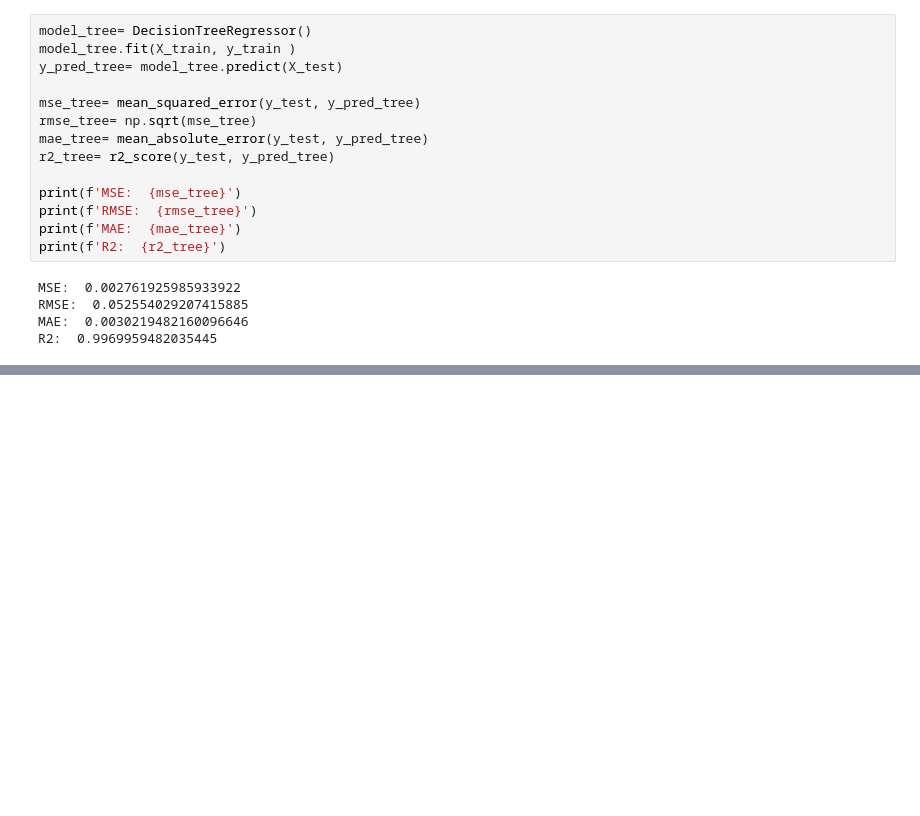
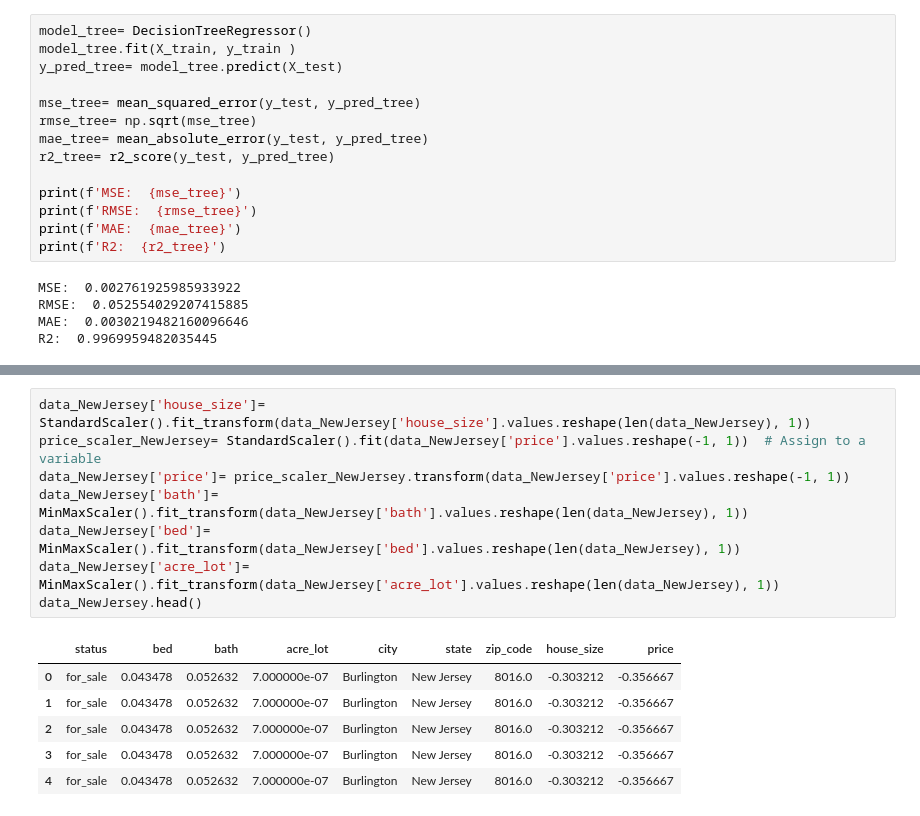
Before and after one commit to sakshamshahu/Housing-Price, a Jupyter notebook: notebook/modelling.ipynb, the cells around one changed output, grey strips where cells are left out. Drawn from its saved outputs; the diff is of its cells as text; blank space fills up the shorter version.

```diff
--- a/notebook/modelling.ipynb
+++ b/notebook/modelling.ipynb
@@ -436,0 +447,15 @@ R2:  0.9969959482035445
+# %%
+data_NewJersey['house_size']= StandardScaler().fit_transform(data_NewJersey['house_size'].values.reshape(len(data_NewJersey), 1))
+price_scaler_NewJersey= StandardScaler().fit(data_NewJersey['price'].values.reshape(-1, 1))  # Assign to a variable
+data_NewJersey['price']= price_scaler_NewJersey.transform(data_NewJersey['price'].values.reshape(-1, 1))
+data_NewJersey['bath']= MinMaxScaler().fit_transform(data_NewJersey['bath'].values.reshape(len(data_NewJersey), 1))
+data_NewJersey['bed']= MinMaxScaler().fit_transform(data_NewJersey['bed'].values.reshape(len(data_NewJersey), 1))
+data_NewJersey['acre_lot']= MinMaxScaler().fit_transform(data_NewJersey['acre_lot'].values.reshape(len(data_NewJersey), 1))
+data_NewJersey.head()
+# %% [output]
+|  | status | bed | bath | acre_lot | city | state | zip_code | house_size | price |
+| 0 | for_sale | 0.043478 | 0.052632 | 7.000000e-07 | Burlington | New Jersey | 8016.0 | -0.303212 | -0.356667 |
+| 1 | for_sale | 0.043478 | 0.052632 | 7.000000e-07 | Burlington | New Jersey | 8016.0 | -0.303212 | -0.356667 |
+| 2 | for_sale | 0.043478 | 0.052632 | 7.000000e-07 | Burlington | New Jersey | 8016.0 | -0.303212 | -0.356667 |
+| 3 | for_sale | 0.043478 | 0.052632 | 7.000000e-07 | Burlington | New Jersey | 8016.0 | -0.303212 | -0.356667 |
+| 4 | for_sale | 0.043478 | 0.052632 | 7.000000e-07 | Burlington | New Jersey | 8016.0 | -0.303212 | -0.356667 |
```
Also changed, not shown: parts of 4 cells of this notebook.
